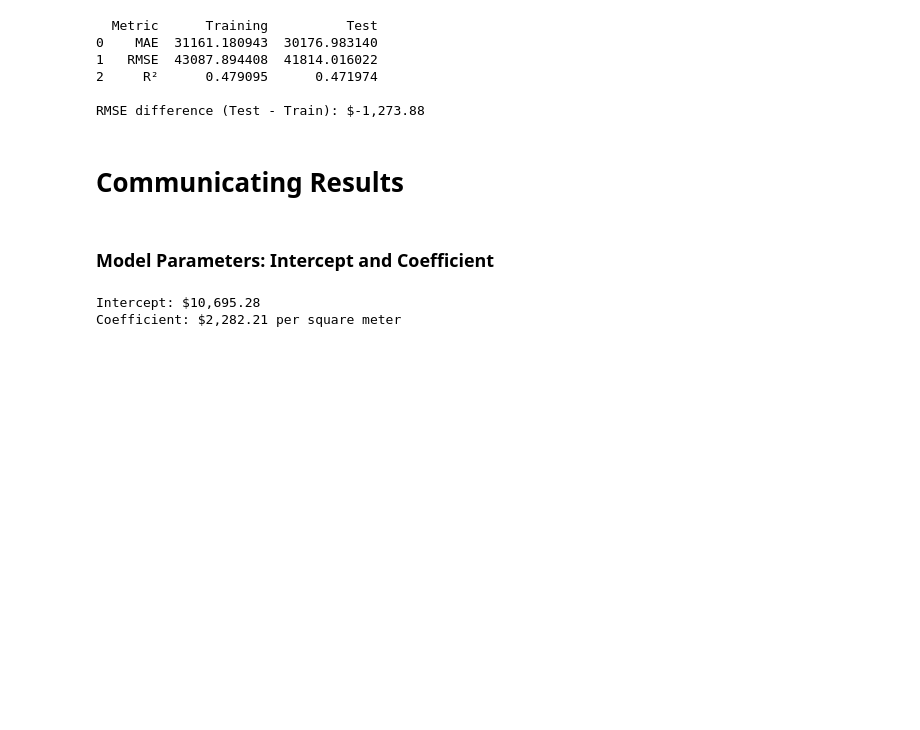
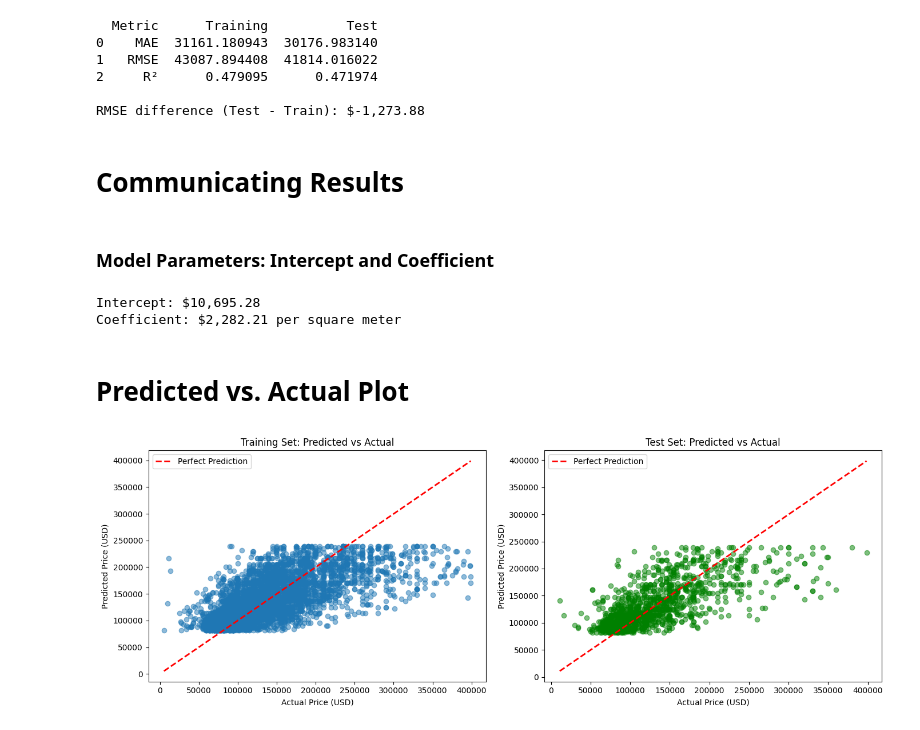
Before and after one commit to nayeem29dse/Predicting-Housing-Prices-in-Buenos-Aires-with-Linear-Regression, a Jupyter notebook: prediction_model.ipynb, the cells around one changed output. Drawn from its saved outputs; the diff is of its cells as text; code cells hidden in the pictures; blank space fills up the shorter version.

Commit message:
Predicted vs. Actual Plot

```diff
--- a/prediction_model.ipynb
+++ b/prediction_model.ipynb
@@ -706,3 +706,31 @@ print(f"Coefficient: ${coefficient:,.2f} per square meter")
 # %% [output]
 Intercept: $10,695.28
 Coefficient: $2,282.21 per square meter
+# %% [markdown]
+# Predicted vs. Actual Plot
+# %%
+fig, axes = plt.subplots(1, 2, figsize=(14, 5))
+
+# Training set
+axes[0].scatter(y_train, y_pred_train, alpha=0.5)
+axes[0].plot([y_train.min(), y_train.max()],
+             [y_train.min(), y_train.max()],
+             'r--', lw=2, label='Perfect Prediction')
+axes[0].set_xlabel('Actual Price (USD)')
+axes[0].set_ylabel('Predicted Price (USD)')
+axes[0].set_title('Training Set: Predicted vs Actual')
+axes[0].legend()
+
+# Test set
+axes[1].scatter(y_test, y_pred_test, alpha=0.5, color='green')
+axes[1].plot([y_test.min(), y_test.max()],
+             [y_test.min(), y_test.max()],
+             'r--', lw=2, label='Perfect Prediction')
+axes[1].set_xlabel('Actual Price (USD)')
+axes[1].set_ylabel('Predicted Price (USD)')
+axes[1].set_title('Test Set: Predicted vs Actual')
+axes[1].legend()
+
+plt.tight_layout()
+# %% [output]
+[figure, added]
```
